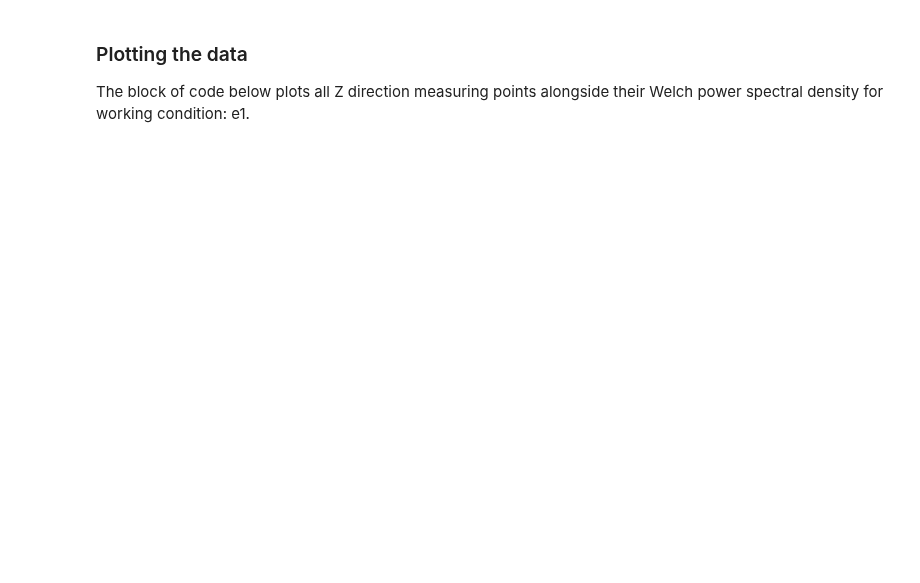
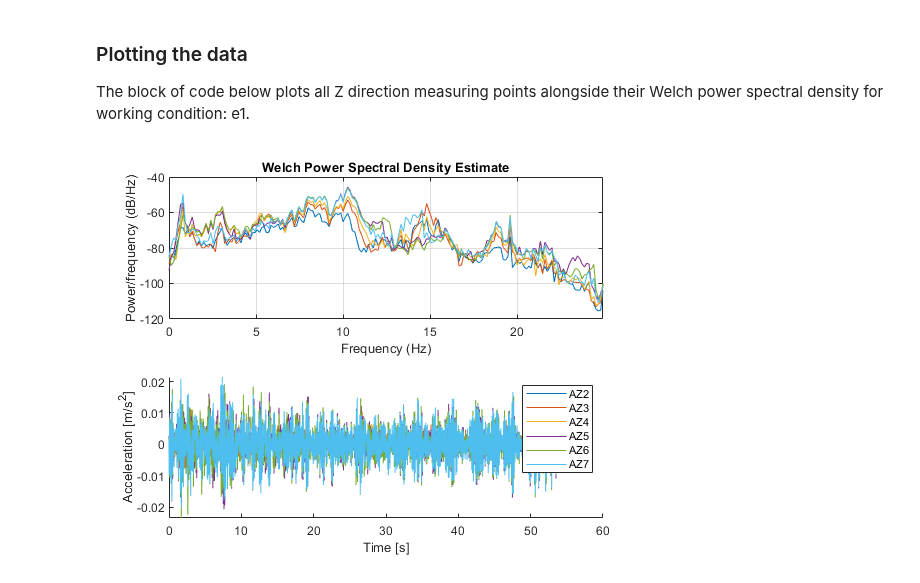
Before and after one commit to zwynne/EDACAB, a Jupyter notebook: DeepNote_MATLAB_templates/EDACAB_MATLAB_Shaker_table_notebook_template.ipynb, the cells around one changed output. Cells and saved outputs as stored; diff of their text form; code cells hidden in the pictures; blank space fills up the shorter version.

```diff
--- a/DeepNote_MATLAB_templates/EDACAB_MATLAB_Shaker_table_notebook_template.ipynb
+++ b/DeepNote_MATLAB_templates/EDACAB_MATLAB_Shaker_table_notebook_template.ipynb
@@ -106,0 +104,7 @@ The data is divided into different working conditions, with each working conditi
+# %%
+url = "https://raw.githubusercontent.com/zwynne/EDACAB/main/Chongqing_data/Shaker_table_data_working_condition_e1.csv";
+
+data = readtable(url);
+fs = 50;
+data = renamevars(data,['Time_s_'],['Time [s]']);
+disp(data.Properties.VariableNames)
@@ -107,3 +125,29 @@ The data is divided into different working conditions, with each working conditi
 # %% [markdown]
 ### Plotting the data
 The block of code below plots all Z direction measuring points alongside their Welch power spectral density for working condition: e1.
+# %%
+figure
+subplot(2,1,1)
+hold on
+for channel = data.Properties.VariableNames
+    if contains(channel,'Z')
+        pwelch(data{:,channel{1}},[],floor(15*fs),floor(7.5*fs),fs);
+    end
+end
+
+hold off
+subplot(2,1,2)
+hold on
+label_list = {};
+for channel = data.Properties.VariableNames
+    if contains(channel,'Z')
+
+        plot(data{:,'Time [s]'},data{:,channel{1}});
+        label_list{end+1} = channel{1};
+    end
+end
+legend(label_list)
+xlabel('Time [s]')
+ylabel('Acceleration [m/s^2]')
+# %% [output]
+[figure, added]
```
Also changed, not shown: parts of 3 cells of this notebook.
